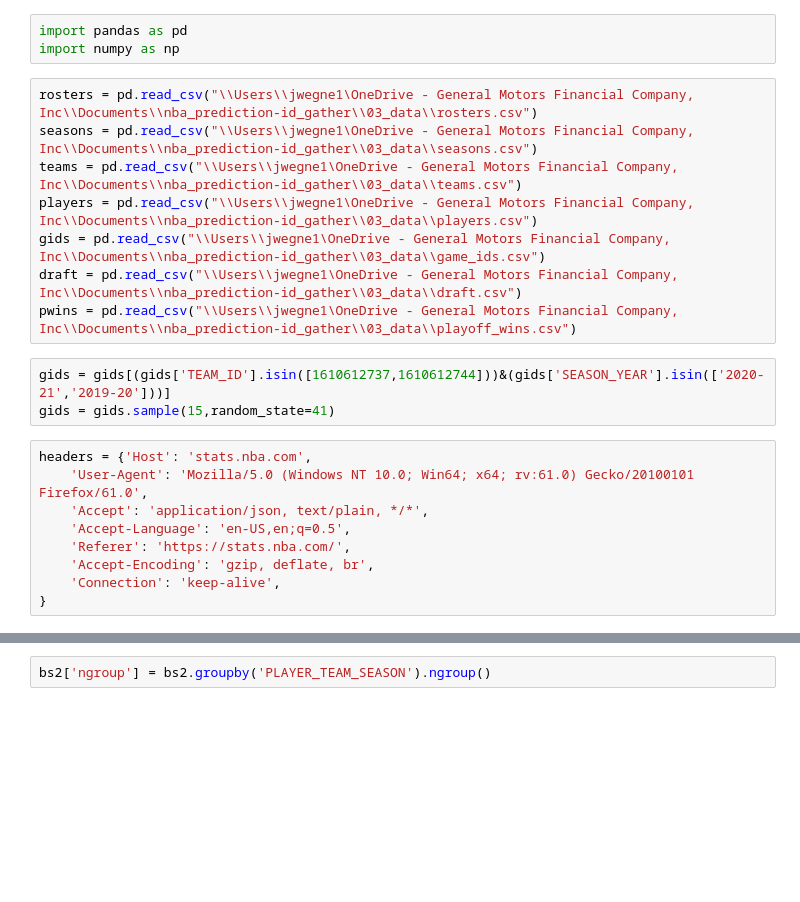
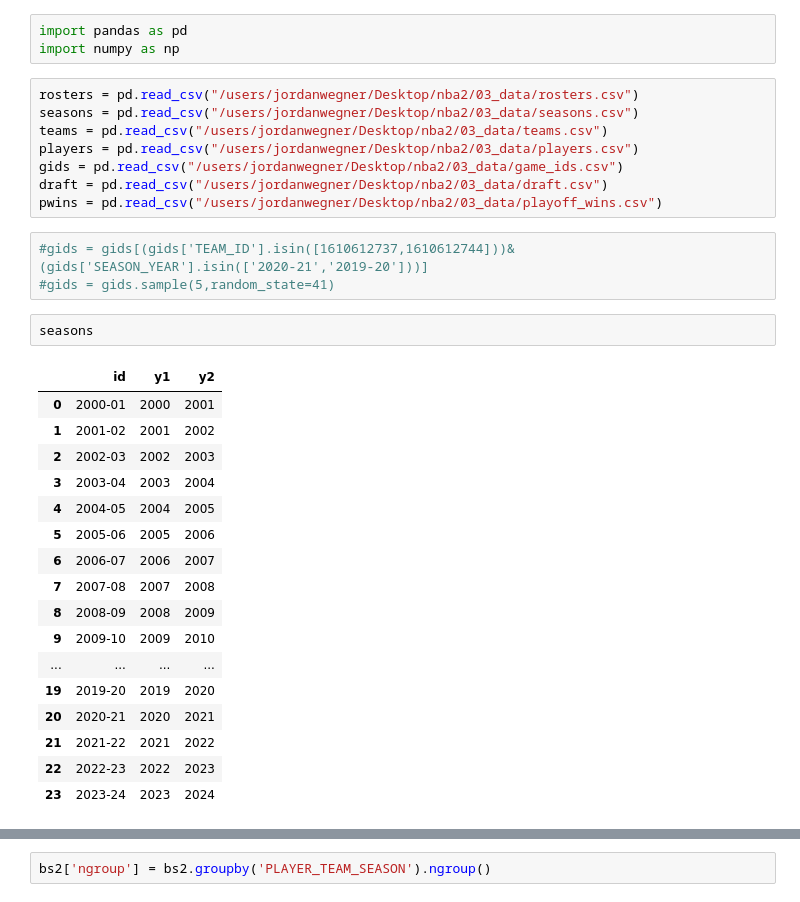
Before and after one commit to jordan-wegner/nba_prediction, a Jupyter notebook: 05_notebooks/00_npp_scratchpad.ipynb, the cells around one changed output, grey strips where cells are left out. Saved outputs shown, nothing was run; the diff lists cells and outputs as text; blank space fills up the shorter version.

```diff
--- a/05_notebooks/00_npp_scratchpad.ipynb
+++ b/05_notebooks/00_npp_scratchpad.ipynb
@@ -1,23 +1,34 @@
 # %%
 import pandas as pd
 import numpy as np
-# %%
-rosters = pd.read_csv("\\Users\\jwegne1\OneDrive - General Motors Financial Company, Inc\\Documents\\nba_prediction-id_gather\\03_data\\rosters.csv")
-seasons = pd.read_csv("\\Users\\jwegne1\OneDrive - General Motors Financial Company, Inc\\Documents\\nba_prediction-id_gather\\03_data\\seasons.csv")
-teams = pd.read_csv("\\Users\\jwegne1\OneDrive - General Motors Financial Company, Inc\\Documents\\nba_prediction-id_gather\\03_data\\teams.csv")
-players = pd.read_csv("\\Users\\jwegne1\OneDrive - General Motors Financial Company, Inc\\Documents\\nba_prediction-id_gather\\03_data\\players.csv")
-gids = pd.read_csv("\\Users\\jwegne1\OneDrive - General Motors Financial Company, Inc\\Documents\\nba_prediction-id_gather\\03_data\\game_ids.csv")
-draft = pd.read_csv("\\Users\\jwegne1\OneDrive - General Motors Financial Company, Inc\\Documents\\nba_prediction-id_gather\\03_data\\draft.csv")
-pwins = pd.read_csv("\\Users\\jwegne1\OneDrive - General Motors Financial Company, Inc\\Documents\\nba_prediction-id_gather\\03_data\\playoff_wins.csv")
+# %%
+rosters = pd.read_csv("/users/jordanwegner/Desktop/nba2/03_data/rosters.csv")
+seasons = pd.read_csv("/users/jordanwegner/Desktop/nba2/03_data/seasons.csv")
+teams = pd.read_csv("/users/jordanwegner/Desktop/nba2/03_data/teams.csv")
+players = pd.read_csv("/users/jordanwegner/Desktop/nba2/03_data/players.csv")
+gids = pd.read_csv("/users/jordanwegner/Desktop/nba2/03_data/game_ids.csv")
+draft = pd.read_csv("/users/jordanwegner/Desktop/nba2/03_data/draft.csv")
+pwins = pd.read_csv("/users/jordanwegner/Desktop/nba2/03_data/playoff_wins.csv")
 # %%
-gids = gids[(gids['TEAM_ID'].isin([1610612737,1610612744]))&(gids['SEASON_YEAR'].isin(['2020-21','2019-20']))]
-gids = gids.sample(15,random_state=41)
+#gids = gids[(gids['TEAM_ID'].isin([1610612737,1610612744]))&(gids['SEASON_YEAR'].isin(['2020-21','2019-20']))]
+#gids = gids.sample(5,random_state=41)
-# %%
-headers = {'Host': 'stats.nba.com',
-    'User-Agent': 'Mozilla/5.0 (Windows NT 10.0; Win64; x64; rv:61.0) Gecko/20100101 Firefox/61.0',
-    'Accept': 'application/json, text/plain, */*',
-    'Accept-Language': 'en-US,en;q=0.5',
-    'Referer': 'https://stats.nba.com/',
-    'Accept-Encoding': 'gzip, deflate, br',
-    'Connection': 'keep-alive',
-}
+# %%
+seasons
+# %% [output]
+|  | id | y1 | y2 |
+| 0 | 2000-01 | 2000 | 2001 |
+| 1 | 2001-02 | 2001 | 2002 |
+| 2 | 2002-03 | 2002 | 2003 |
+| 3 | 2003-04 | 2003 | 2004 |
+| 4 | 2004-05 | 2004 | 2005 |
+| 5 | 2005-06 | 2005 | 2006 |
+| 6 | 2006-07 | 2006 | 2007 |
+| 7 | 2007-08 | 2007 | 2008 |
+| 8 | 2008-09 | 2008 | 2009 |
+| 9 | 2009-10 | 2009 | 2010 |
+| ... | ... | ... | ... |
+| 19 | 2019-20 | 2019 | 2020 |
+| 20 | 2020-21 | 2020 | 2021 |
+| 21 | 2021-22 | 2021 | 2022 |
+| 22 | 2022-23 | 2022 | 2023 |
+| 23 | 2023-24 | 2023 | 2024 |
```
Also changed, not shown: parts of 14 cells of this notebook, 1 other file.
